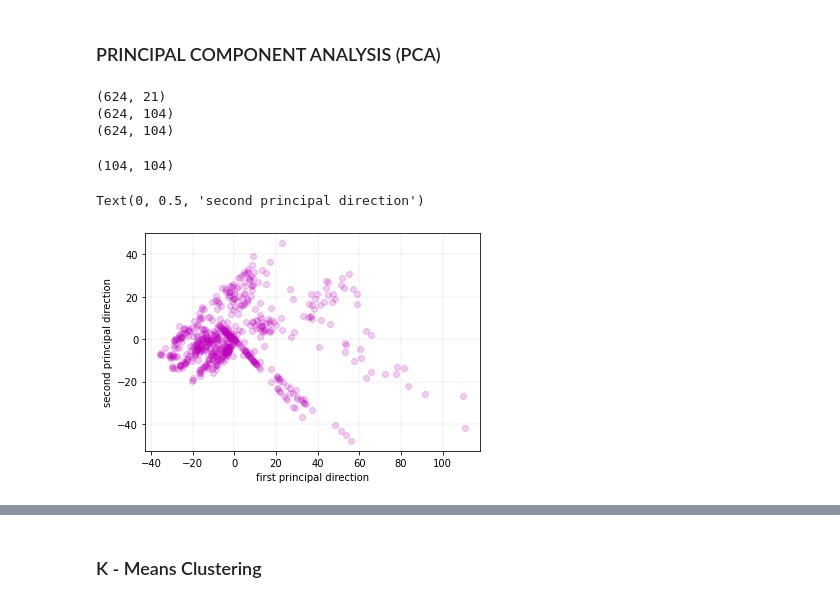
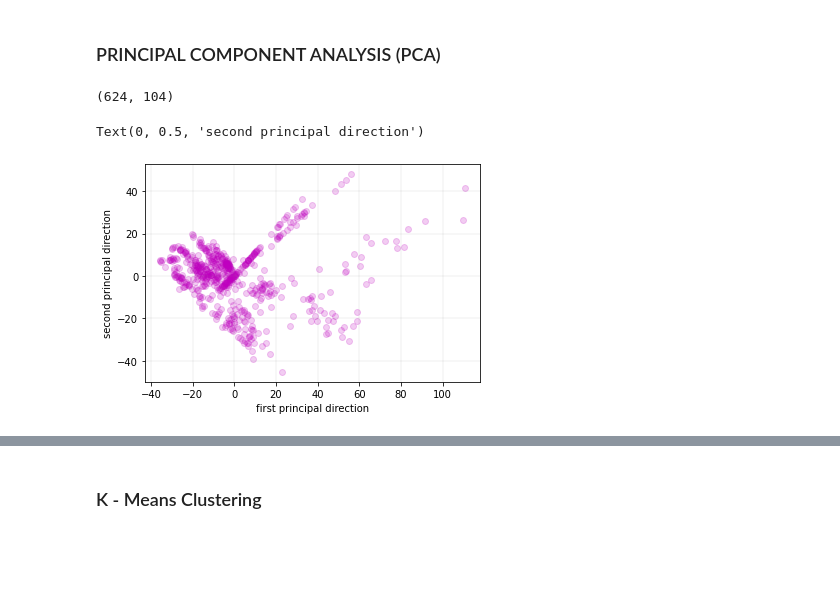
Before and after one commit to lfy05/Covid-19-Search-Trend-ML, a Jupyter notebook: Assignment1.ipynb, the cells around one changed output, grey strips where cells are left out. Saved outputs shown, nothing was run; the diff lists cells and outputs as text; code cells hidden in the pictures; blank space fills up the shorter version.

```diff
--- a/Assignment1.ipynb
+++ b/Assignment1.ipynb
@@ -263,10 +262,11 @@ del grouped_data_by_week
 # %%
 ## OneHotEncoding and dealing with nan values
 
-searchTrendDataPCA = searchTrendData.copy()  #making a copy of searchTrendData to avoid potential alterations on the main data
+searchTrendDataCopy = searchTrendData.copy()  #making a copy of searchTrendData to avoid potential alterations on the main data
 # searchTrendDataPCA.dtypes    #just to know the data-types so we know which ones to one_hot e
-print(searchTrendDataPCA.shape)
-features_to_be_encoded = searchTrendDataPCA.select_dtypes(exclude = ['float64'])
+#print(searchTrendDataCopy.shape)
+features_to_be_encoded = searchTrendDataCopy.select_dtypes(exclude = ['float64'])
+#print(pd.DataFrame(features_to_be_encoded).isnull().values.any())
 encoder = OneHotEncoder(sparse = False)
 train = encoder.fit(features_to_be_encoded)
 # print(train.categories_)  #you can uncomment this to view the unique values per feature
@@ -274,38 +274,31 @@ encoded_features = encoder.transform(features_to_be_encoded)
 
 # joining the encoded_features to the rest of the data
 encoded_features = pd.DataFrame(encoded_features)
-searchTrendDataPCA = encoded_features.join(searchTrendDataPCA.iloc[:,6:])
-print(searchTrendDataPCA.shape)
+searchTrendDataEncoded = encoded_features.join(searchTrendDataCopy.iloc[:,6:])
+print(searchTrendDataEncoded.shape)
+
 # Before using PCA, lets'replace nan values with the mean
 imp = SimpleImputer(missing_values=np.nan, strategy='mean')  # we can change the strategy to median or most frequent also.
-imp.fit(searchTrendDataPCA)
-searchTrendDataPCA = imp.transform(searchTrendDataPCA)
-print(searchTrendDataPCA.shape)
+imp.fit(searchTrendDataEncoded)
+#print(imp.statistics_)
+searchTrendDataEncoded = imp.transform(searchTrendDataEncoded)
+#print(searchTrendDataEncoded.shape)
+#print(pd.DataFrame(searchTrendDataEncoded).isnull().values.any())
 # %% [output]
-(624, 21)
 (624, 104)
-(624, 104)
 # %%
-## Implementing PCA using knowledge from class
+# PCA using scikit-learn
+pca = PCA(n_components=2)
 
-# centering the data
-#searchTrendDataPCA_centered = searchTrendDataPCA - searchTrendDataPCA.mean(axis=0)
-#print(searchTrendDataPCA.shape)
-# Eigenvalue decomposition
+searchTrendDataPCA = pca.fit_transform(searchTrendDataEncoded)
+## pca.components_.T[:,:2]
+## print(pca.explained_variance_ratio_)
 
-#U, s, Vt = np.linalg.svd(searchTrendDataPCA_centered)
-#print(Vt.shape)
-#first_component = Vt.T[:,0]
-#second_component = Vt.T[:,1]
-
-#Projection
-#Q = Vt.T[:, :2]
-#searchTrendDataPCA_original = searchTrendDataPCA_centered @ Vt.T
-#plt.scatter(searchTrendDataPCA_original[:,0], searchTrendDataPCA_original[:,1], alpha=0.2, c = 'm' )
-#plt.grid(color='grey', linestyle='-', linewidth=0.25, alpha=0.5)
-#plt.xlabel("first principal direction")
-#plt.ylabel("second principal direction")
+# Lets see what we have now
+plt.scatter(searchTrendDataPCA[:,0], searchTrendDataPCA[:,1], alpha=0.2, c = 'm' )
+plt.grid(color='grey', linestyle='-', linewidth=0.25, alpha=0.5)
+plt.xlabel("first principal direction")
+plt.ylabel("second principal direction")
 # %% [output]
-(104, 104)
+Text(0, 0.5, 'second principal direction')
-Text(0, 0.5, 'second principal direction')
-[figure, old version]
+[figure, new version]
```
Also changed, not shown: parts of 27 cells of this notebook.
